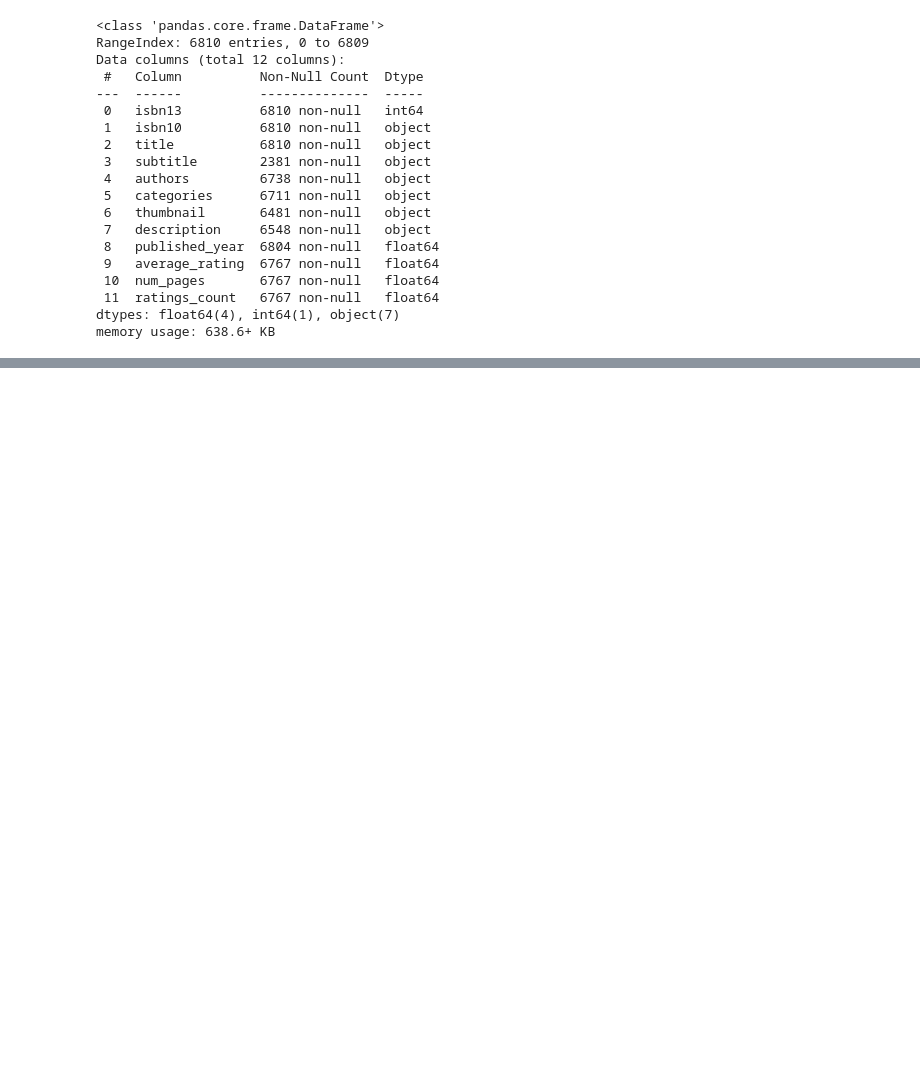
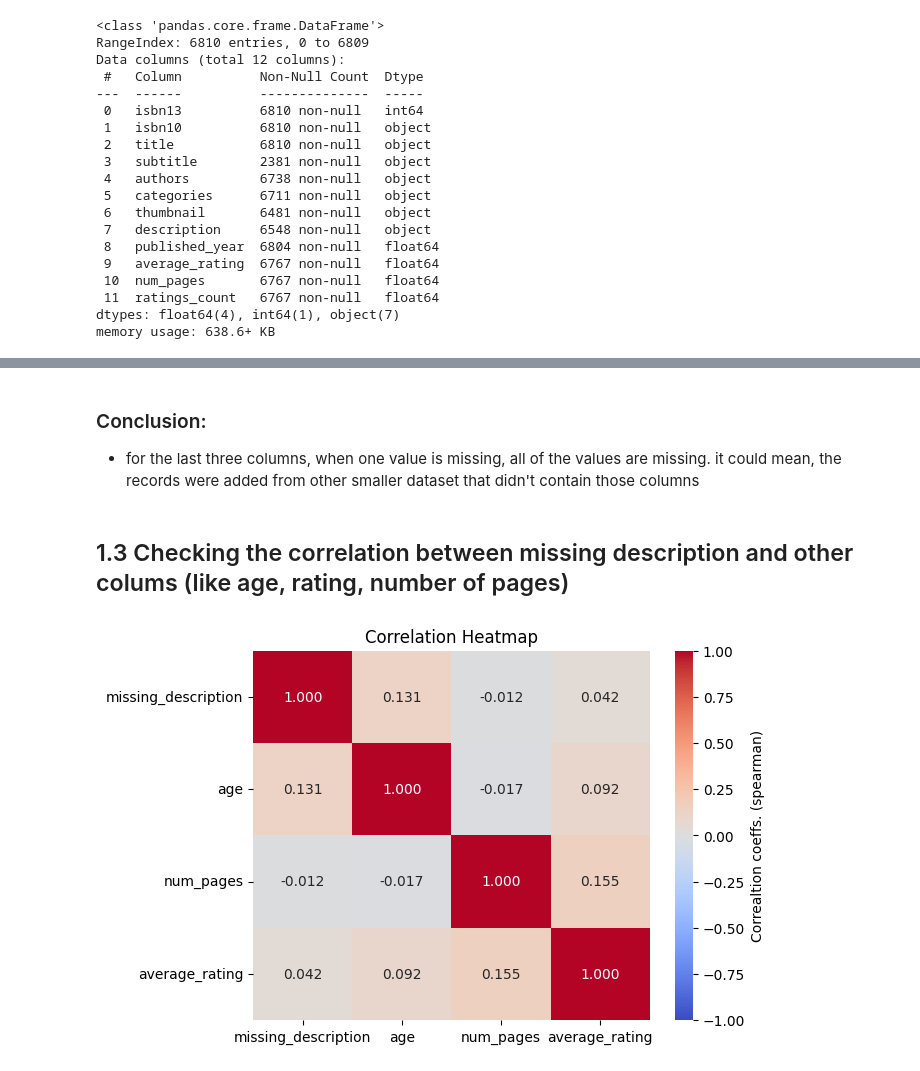
Before and after one commit to saffirex/semantic-book-recommender, a Jupyter notebook: eda.ipynb, the cells around one changed output, grey strips where cells are left out. Drawn from its saved outputs; the diff is of its cells as text; code cells hidden in the pictures; blank space fills up the shorter version.

```diff
--- a/eda.ipynb
+++ b/eda.ipynb
@@ -67,0 +83,5 @@ dtype: int64
+# %% [markdown]
+### Conclusion:
+- for the last three columns, when one value is missing, all of the values are missing. it could mean, the records were added from other smaller dataset that didn't contain those columns
+# %% [markdown]
+## 1.3 Checking the correlation between missing description and other colums (like age, rating, number of pages)
@@ -67,0 +90,13 @@ dtype: int64
+# %%
+
+books["missing_description"] = np.where(books["description"].isnull(), 1, 0)
+books["age"] = 2025 - books["published_year"]
+# %%
+cols_of_interest = ["missing_description", "age", "num_pages", "average_rating"]
+# %%
+correlation_matrix = books[cols_of_interest].corr("spearman")
+heatmap = sns.heatmap(correlation_matrix, annot=True, fmt=".3f", cmap="coolwarm", vmin=-1, vmax=1, cbar_kws={"label": "Correaltion coeffs. (spearman)"})
+heatmap.set_title("Correlation Heatmap")
+plt.show()
+# %% [output]
+[figure, added]
```
Also changed, not shown: parts of 8 cells of this notebook.
